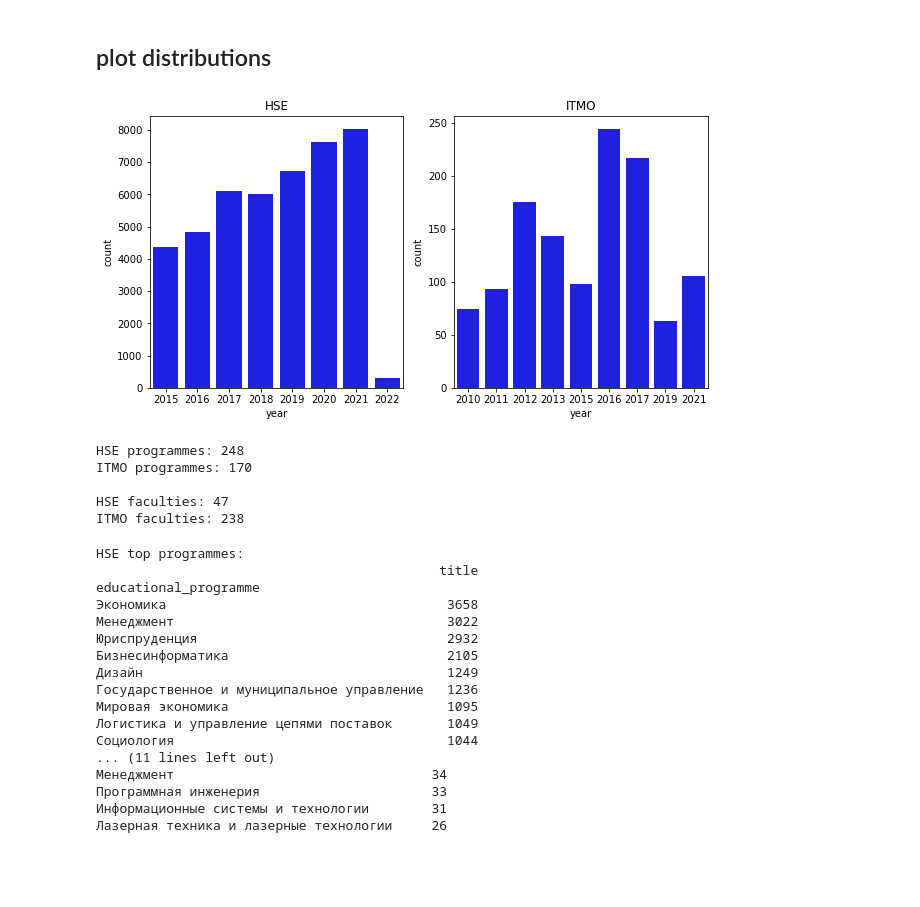
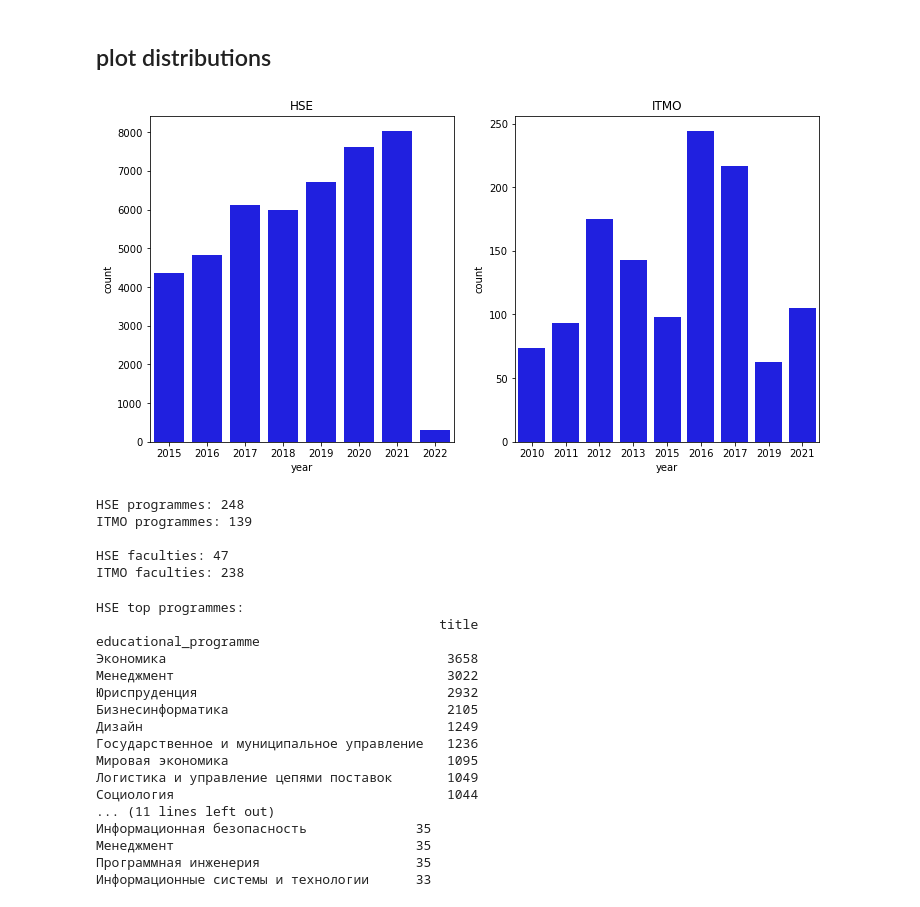
Before and after one commit to evjeny/diplomas_exploratory_analysis, a Jupyter notebook: analysis.ipynb, the cells around one changed output. Drawn from its saved outputs; the diff is of its cells as text; code cells hidden in the pictures; blank space fills up the shorter version.

```diff
--- a/analysis.ipynb
+++ b/analysis.ipynb
@@ -84,11 +86,11 @@ Name: level, dtype: int64
 def take_known_levels(df: pd.DataFrame):
     return df.loc[df["level"].isin(["bachelor", "master"])]
 # %%
-def remove_punctuation(text: str, whitelisted_symbols=(",", " ")) -> str:
+def remove_punctuation(text: str, whitelisted_symbols=(" ",)) -> str:
     return "".join(filter(lambda char: char.isalpha() or char in whitelisted_symbols, text))
 
 assert remove_punctuation("hello!!!") == "hello"
-assert remove_punctuation("hello, mister freeman") == "hello, mister freeman"
+assert remove_punctuation("hello, mister freeman", whitelisted_symbols=(" ", ",")) == "hello, mister freeman"
 assert remove_punctuation("1*&@!#80123890") == ""
 # %%
 def final_transform(df: pd.DataFrame) -> pd.DataFrame:
@@ -111,16 +113,21 @@ HSE: 43981 rows
 ITMO: 1212
 # %% [markdown]
 ## plot distributions
+# %%
+@contextlib.contextmanager
+def add_subplots(rows: int, cols: int, figsize: tuple[int] = (8, 6)):
+    _, axes = plt.subplots(rows, cols, figsize=figsize)
+    yield axes
 # %%
 def plot_year_distriubtion(df: pd.DataFrame, title: str, ax):
     sns.countplot(x="year", data=df, ax=ax, color="b")
     ax.set_title(title)
 # %%
-fig, (hse_ax, itmo_ax) = plt.subplots(1, 2, figsize=(10, 5))
-plot_year_distriubtion(transformed_hse_df, "HSE", hse_ax)
-plot_year_distriubtion(transformed_itmo_df, "ITMO", itmo_ax)
+with add_subplots(1, 2, figsize=(12, 6)) as (hse_ax, itmo_ax):
+    plot_year_distriubtion(transformed_hse_df, "HSE", hse_ax)
+    plot_year_distriubtion(transformed_itmo_df, "ITMO", itmo_ax)
 # %% [output]
-[figure, old version]
+[figure, new version]
 # %%
 print("HSE programmes:", transformed_hse_df["educational_programme"].nunique())
 print("ITMO programmes:", transformed_itmo_df["educational_programme"].nunique())
@@ -131,7 +138,7 @@ print("ITMO faculties:", transformed_itmo_df["faculty"].nunique())
 print()
 # %% [output]
 HSE programmes: 248
-ITMO programmes: 170
+ITMO programmes: 139
 
 HSE faculties: 47
 ITMO faculties: 238
@@ -162,8 +169,8 @@ educational_programme
 Логистика и управление цепями поставок       1049
 Социология                                   1044
 ... (11 lines left out)
-Менеджмент                                 34
-Программная инженерия                      33
-Информационные системы и технологии        31
-Лазерная техника и лазерные технологии     26
+Информационная безопасность              35
+Менеджмент                               35
+Программная инженерия                    35
+Информационные системы и технологии      33
 # %%
```
Also changed, not shown: parts of 11 cells of this notebook.
